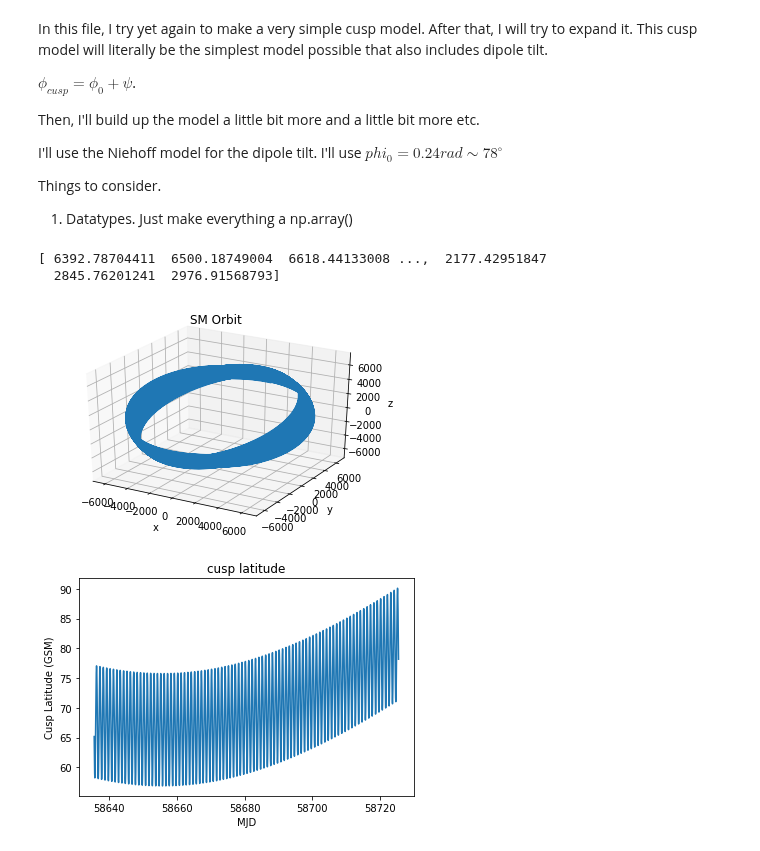
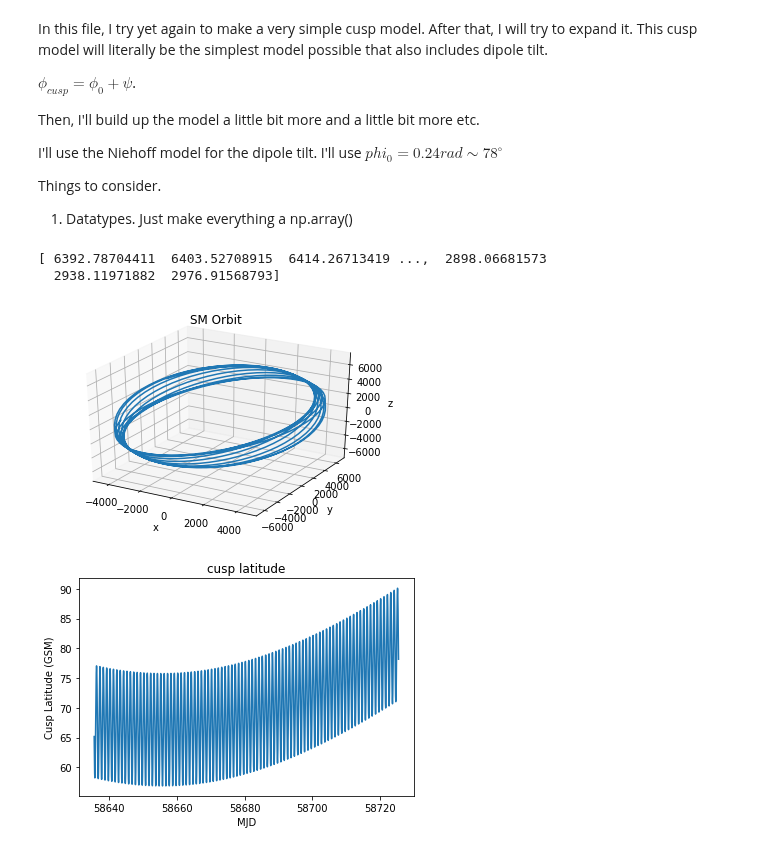
Before and after one commit to fsbr/se3-path-planner, a Jupyter notebook: modularPlanner/Very Simple Cusp Model.ipynb, the cells around one changed output. Drawn from its saved outputs; the diff is of its cells as text; code cells hidden in the pictures.

Commit message:
interpolation in main script

```diff
--- a/modularPlanner/Very Simple Cusp Model.ipynb
+++ b/modularPlanner/Very Simple Cusp Model.ipynb
@@ -32,36 +32,45 @@ sys.path.append(pathname)
 # %%
 df = pd.read_csv(pathname + 'Jun80_results.csv')
 GMAT_MJD_OFFSET = 29999.5
 t = df['DefaultSC.A1ModJulian'] + GMAT_MJD_OFFSET
 x = df['DefaultSC.gse.X']
 y = df['DefaultSC.gse.Y']
 z = df['DefaultSC.gse.Z']
+
+tStart= t[0]
+tEnd = t[len(t)-1]
+tInterval = (t[1]-t[0])/10
+t_0 = t
+t = np.arange(tStart,tEnd,tInterval)
+x = np.interp(t,t_0,x)
+y = np.interp(t,t_0,y)
+z = np.interp(t,t_0,z)
 
 #
 xa = np.array(x)
 ya = np.array(y)
 za = np.array(z)
 print(za)
 ta = np.array(t)
 
 c_system = 'SM'
 spacecraft = coord.Coords([[i,j,k] for i,j,k in zip(x,y,z)], 'GSE', 'car')
 spacecraft.ticks = Ticktock(t,'MJD')
 spacecraft = spacecraft.convert('SM','car')
 points = 10000
 # this figure validates what I already expected
 fig = plt.figure()
 ax = fig.add_subplot(111,projection='3d')
 ax.plot(spacecraft.x[:points],spacecraft.y[:points],spacecraft.z[:points])
 plt.title('SM Orbit')
 ax.set_xlabel('x')
 ax.set_ylabel('y')
 ax.set_zlabel('z')
 plt.show()
 # %% [output]
-[ 6392.78704411  6500.18749004  6618.44133008 ...,  2177.42951847
-  2845.76201241  2976.91568793]
+[ 6392.78704411  6403.52708915  6414.26713419 ...,  2898.06681573
+  2938.11971882  2976.91568793]
-[figure, old version]
+[figure, new version]
 # %%
 # this is the part where I actually do it
 
```
Also changed, not shown: parts of 3 cells of this notebook, 2 other files.
